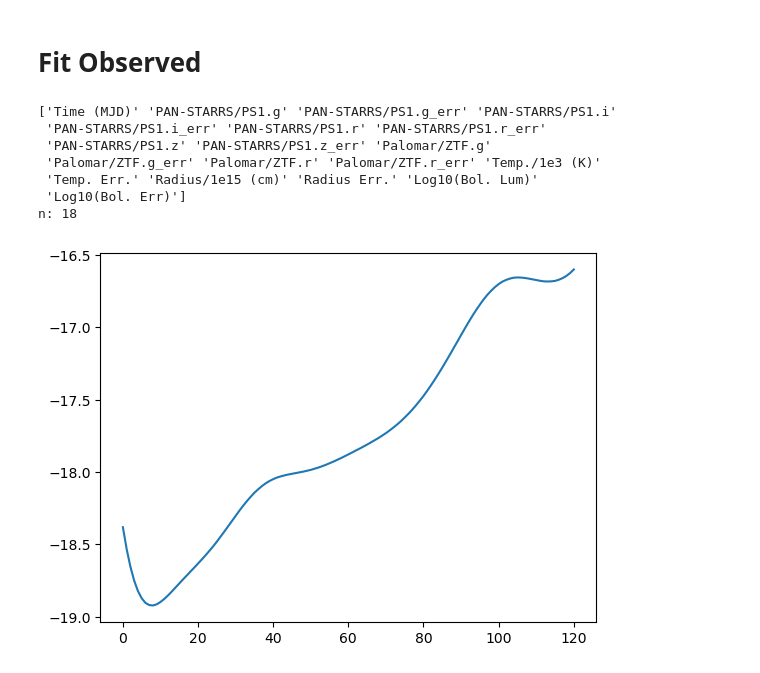
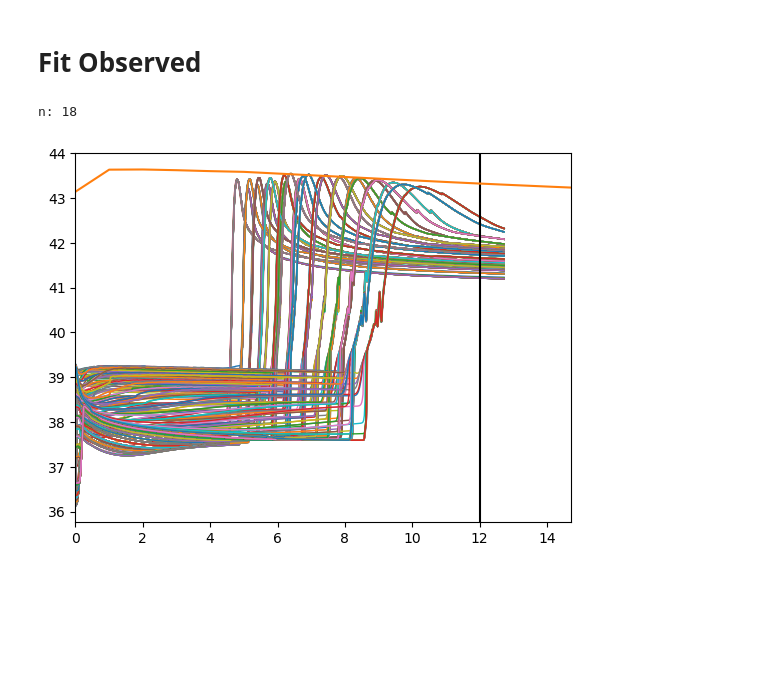
Before and after one commit to MichaelLukaszyk/CURVEPOPS, a Jupyter notebook: lightcurve_interp.ipynb, the cells around one changed output. Saved outputs shown, nothing was run; the diff lists cells and outputs as text; code cells hidden in the pictures; blank space fills up the shorter version.

Commit message:
Converted to bolometric mags

```diff
--- a/lightcurve_interp.ipynb
+++ b/lightcurve_interp.ipynb
@@ -108,6 +108,12 @@ lengths = lengths[mask]
 days = days[mask].reset_index(drop=True)
 mags = mags[mask].reset_index(drop=True)
 df = df[mask].reset_index(drop=True)
+
+# Remove outliers
+lengths = lengths[:-4]
+days = days[:-4]
+mags = mags[:-4]
+df = df[:-4]
 # %% [markdown]
 # View Subdata
 # %%
@@ -141,9 +142,18 @@ t = days[np.argmin(lengths)]
 X = df
 y = []
 for i in range(len(mags)):
-    interp = interp1d(days[i], mags[i])
+    interp = interp1d(days[i], mags[i], fill_value="extrapolate")
     y.append(interp(t))
 y = np.array(y)
+
+# Split data
+from sklearn.model_selection import train_test_split
+X_train, X_test, y_train, y_test = train_test_split(
+    X, y, test_size=0.1, random_state=42)
+
+# Linear interpolator
+from scipy.interpolate import LinearNDInterpolator
+interp = LinearNDInterpolator(X_train, y_train)
 # %%
 # Find hyperparameters
 from sklearn.neural_network import MLPRegressor
@@ -270,42 +265,25 @@ mean mse: 3.3e-01
 # %%
 # Get observational data
 compare_path = 'C:/Users/mikel/Desktop/Supernovae/CURVEPOPS/2020hgw.dat_0.txt'
 data = pd.read_csv(compare_path, sep=' ')
-print(data.columns.values)
 t_obs = data['Time (MJD)']
 t_obs -= np.min(t_obs)
-m_obs = data['PAN-STARRS/PS1.r']
-
-# Convert r-band AB magnitude to Vega system
-m_obs -= 0.1465
-
-# compare_path = 'C:/Users/mikel/Desktop/Supernovae/CURVEPOPS/2020jfo.dat'
-# data = pd.read_csv(compare_path, sep=' ', names=['mjd', 'mag', 'err', 'flt', 'sys'])
-# print(set(data['flt']))
-# flt_r = ['PAN-STARRS/PS1.r', 'SLOAN/SDSS.rprime_filter', 'Palomar/ZTF.r']
-# flt_g = ['SLOAN/SDSS.gprime_filter', 'Palomar/ZTF.g', 'PAN-STARRS/PS1.g']
-# mask = np.isin(data['flt'], flt_r)
-# data = data[mask].sort_values(by='mjd')
-# t_obs = data['mjd']
-# t_obs -= np.min(t_obs)
-# m_obs = data['mag']
+m_obs = data['Log10(Bol. Lum)']
 
 # Number of measurements within relevant time
 mask = t_obs < (max(t) + 5)
 print('n:', len(t_obs[mask]))
 
+# Plot all curves
+for i in range(len(y)):
+    plt.plot(t, y[i], lw=1)
+plt.axvline(12, c='black')
 plt.plot(t_obs, m_obs)
-#plt.xlim(0, max(t) * 1.5)
+plt.xlim(0, max(t) + 2)
 plt.show()
 # %% [output]
-['Time (MJD)' 'PAN-STARRS/PS1.g' 'PAN-STARRS/PS1.g_err' 'PAN-STARRS/PS1.i'
- 'PAN-STARRS/PS1.i_err' 'PAN-STARRS/PS1.r' 'PAN-STARRS/PS1.r_err'
- 'PAN-STARRS/PS1.z' 'PAN-STARRS/PS1.z_err' 'Palomar/ZTF.g'
- 'Palomar/ZTF.g_err' 'Palomar/ZTF.r' 'Palomar/ZTF.r_err' 'Temp./1e3 (K)'
- 'Temp. Err.' 'Radius/1e15 (cm)' 'Radius Err.' 'Log10(Bol. Lum)'
- 'Log10(Bol. Err)']
 n: 18
-[figure, old version]
+[figure, new version]
 # %%
 # Find best parameters
 from util import find_dx
```
Also changed, not shown: parts of 10 cells of this notebook, 1 other file.
